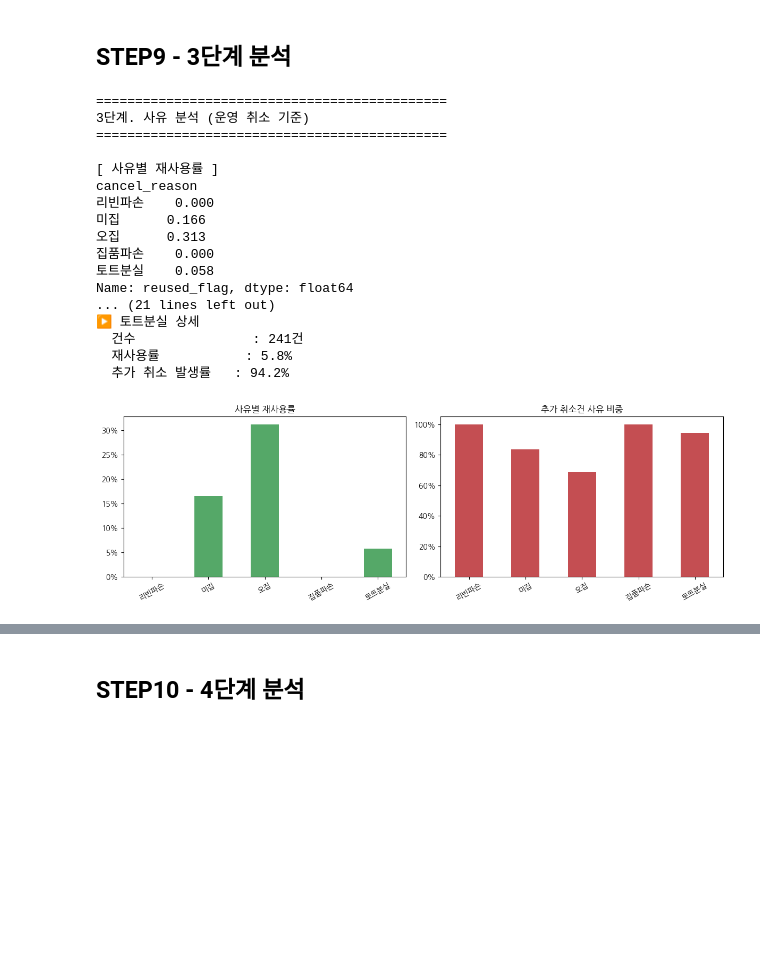
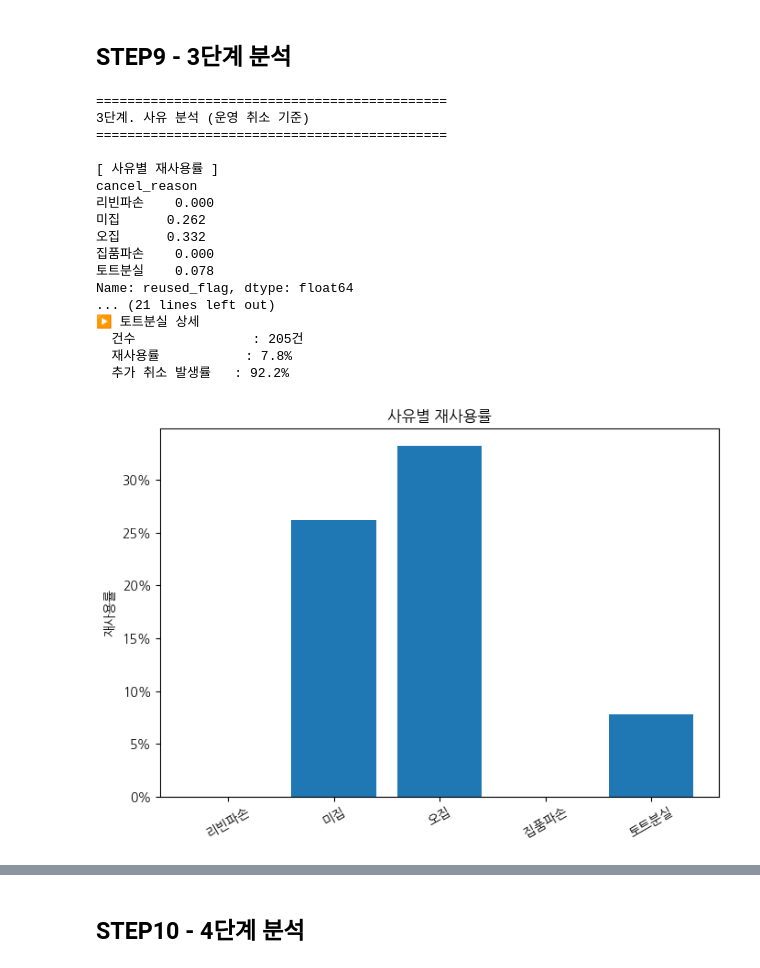
Before and after one commit to shane-son/logistics-data-analysis, a Jupyter notebook: main_analysis.ipynb, the cells around one changed output, grey strips where cells are left out. Cells and saved outputs as stored; diff of their text form; code cells hidden in the pictures; blank space fills up the shorter version.

```diff
--- a/main_analysis.ipynb
+++ b/main_analysis.ipynb
@@ -152,14 +225,14 @@ DELAY_THRESHOLD_MIN = 30
 
 # ── 시뮬레이션 기간 ──────────────────────────
 START_DATE = datetime(2024, 1, 1, 8, 0, 0)
-SIM_DAYS   = 90
+SIM_DAYS   = 1
 
 # ============================================================
 # [수정] 처리 방식별 처리 속도 파라미터
 # - 기존(수동)  : 작업자가 직접 취소 처리 → 60분당 약 120건
 # - 자동화      : 프로그램이 취소 처리    → 60분당 약 420건
 # ============================================================
-MANUAL_THROUGHPUT    = 120   # 수동 처리: 60분당 처리 건수
+MANUAL_THROUGHPUT    = 200   # 수동 처리: 60분당 처리 건수
 AUTOMATED_THROUGHPUT = 420   # 자동화 처리: 60분당 처리 건수
 
 # 건당 처리 소요 시간 (분)
@@ -181,6 +254,9 @@ MANUAL_ONSITE_VERIFY_RANGE = (0.5, 2.0)  # 현장 검증 추가 소요 시간
 # ============================================================
 MANUAL_SEARCH_WAIT_RANGE = (10, 60)  # 수동 탐색 대기 시간 범위 (분)
 AUTOMATED_SEARCH_WAIT    = 0         # 자동화: 즉시 탐색 (대기 없음)
+
+# 수동 탐색 시 일치 상품을 놓칠 확률
+MANUAL_MATCH_MISS_PROB = 0.10
 # %% [markdown]
 ## **STEP2 - 주문 데이터 생성**
 # %%
@@ -684,13 +820,18 @@ Name: proportion, dtype: float64
 ## **STEP8 - 2단계 분석**
 # %%
 # =============================================
-# STEP 8: 2단계 분석 — 지연 분석
+# STEP 8: 2단계 분석 — 개선 전 지연 병 분석
 # =============================================
 
-bins   = [0, 10, 20, 30, 50, 70, 100]
-labels = ['0-10', '10-20', '20-30', '30-50', '50-70', '70-100']
+bins   = [0, 10, 20, 30, 50, 70, 100, np.inf]
+labels = ['0-10', '10-20', '20-30', '30-50', '50-70', '70-100', '100+']
 op_df  = op_df.copy()
-op_df['delay_bin'] = pd.cut(op_df['process_delay_min'], bins=bins, labels=labels)
+op_df['delay_bin'] = pd.cut(
+    op_df['process_delay_min'],
+    bins=bins,
+    labels=labels,
+    include_lowest=True
+)
 
 delay_summary = op_df.groupby('delay_bin', observed=True)['reused_flag'].mean()
 
@@ -723,6 +864,11 @@ axes[1].set_xlabel('처리 지연 시간(분)')
 axes[1].set_ylabel('재사용 여부')
 axes[1].legend()
 
+print(op_df['process_delay_min'].describe())
+print(op_df['process_delay_min'].min())
+print(op_df['process_delay_min'].max())
+print(op_df['process_delay_min'].between(0, 10).sum())
+
 plt.tight_layout()
 plt.show()
 # %% [output]
@@ -772,49 +919,44 @@ print(f"  추가 취소 발생률 : {wp['additional_cancel_flag'].mean():.1%}")
 # 미집 상세
 mp = op_df[op_df['cancel_reason'] == '미집']
 print(f"\n▶ 미집 상세")
 print(f"  건수               : {len(mp):,}건")
 print(f"  대체 재사용률      : {mp['reused_flag'].mean():.1%}")
 print(f"  추가 취소 발생률   : {mp['additional_cancel_flag'].mean():.1%}")
 
 # 토트분실 상세
 tp = op_df[op_df['cancel_reason'] == '토트분실']
 print(f"\n▶ 토트분실 상세")
 print(f"  건수               : {len(tp):,}건")
 print(f"  재사용률           : {tp['reused_flag'].mean():.1%}")
 print(f"  추가 취소 발생률   : {tp['additional_cancel_flag'].mean():.1%}")
 
-fig, axes = plt.subplots(1, 2, figsize=(12, 4))
+fig, ax = plt.subplots(figsize=(7, 5))
 
-reason_reuse.plot(kind='bar', ax=axes[0], color='#55A868')
-axes[0].set_title('사유별 재사용률')
-axes[0].set_xlabel('')
-axes[0].yaxis.set_major_formatter(plt.FuncFormatter(lambda y, _: f'{y:.0%}'))
-axes[0].tick_params(axis='x', rotation=30)
-
-reason_addcan.plot(kind='bar', ax=axes[1], color='#C44E52')
-axes[1].set_title('추가 취소건 사유 비중')
-axes[1].set_xlabel('')
-axes[1].yaxis.set_major_formatter(plt.FuncFormatter(lambda y, _: f'{y:.0%}'))
-axes[1].tick_params(axis='x', rotation=30)
+ax.bar(reason_reuse.index, reason_reuse.values)
+ax.set_title('사유별 재사용률')
+ax.set_xlabel('')
+ax.set_ylabel('재사용률')
+ax.yaxis.set_major_formatter(plt.FuncFormatter(lambda y, _: f'{y:.0%}'))
+ax.tick_params(axis='x', rotation=30)
 
 plt.tight_layout()
 plt.show()
 # %% [output]
 =============================================
 3단계. 사유 분석 (운영 취소 기준)
 =============================================
 
 [ 사유별 재사용률 ]
 cancel_reason
 리빈파손    0.000
-미집      0.166
-오집      0.313
+미집      0.262
+오집      0.332
 집품파손    0.000
-토트분실    0.058
+토트분실    0.078
 Name: reused_flag, dtype: float64
 ... (21 lines left out)
 ▶ 토트분실 상세
-  건수               : 241건
-  재사용률           : 5.8%
-  추가 취소 발생률   : 94.2%
+  건수               : 205건
+  재사용률           : 7.8%
+  추가 취소 발생률   : 92.2%
-[figure, old version]
+[figure, new version]
```
Also changed, not shown: parts of 35 cells of this notebook.
